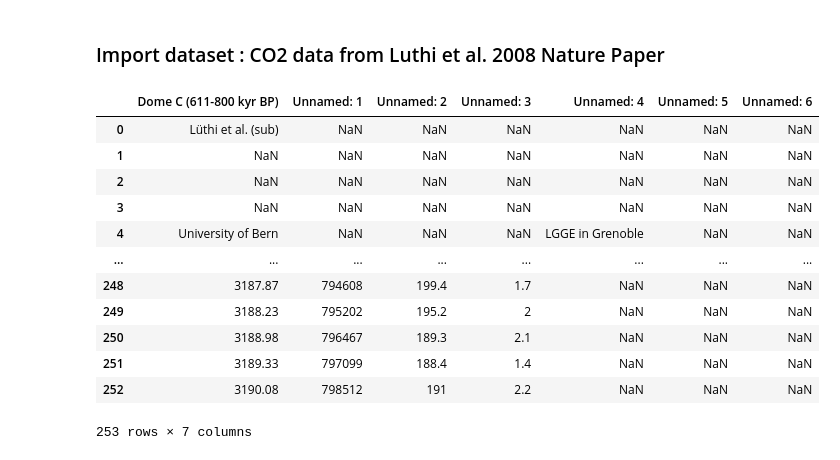
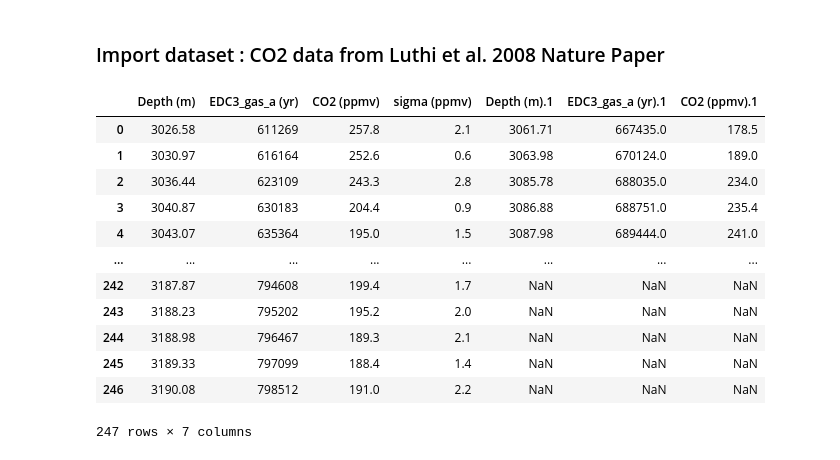
Before and after one commit to mickalleny2k/PfDA_Project2, a Jupyter notebook: project.ipynb, the cells around one changed output. Cells and saved outputs as stored; diff of their text form; code cells hidden in the pictures.

```diff
--- a/project.ipynb
+++ b/project.ipynb
@@ -14,19 +14,19 @@ import matplotlib.pyplot as plt
 # %% [markdown]
 ### Import dataset : CO2 data from Luthi et al. 2008 Nature Paper
 # %%
-df = pd.read_excel('./41586_2008_BFnature06949_MOESM31_ESM.xls')
+df = pd.read_excel('./41586_2008_BFnature06949_MOESM31_ESM.xls', skiprows=range(0, 6))
 df
 # %% [output]
-|  | Dome C (611-800 kyr BP) | Unnamed: 1 | Unnamed: 2 | Unnamed: 3 | Unnamed: 4 | Unnamed: 5 | Unnamed: 6 |
-| 0 | Lüthi et al. (sub) | NaN | NaN | NaN | NaN | NaN | NaN |
-| 1 | NaN | NaN | NaN | NaN | NaN | NaN | NaN |
-| 2 | NaN | NaN | NaN | NaN | NaN | NaN | NaN |
-| 3 | NaN | NaN | NaN | NaN | NaN | NaN | NaN |
-| 4 | University of Bern | NaN | NaN | NaN | LGGE in Grenoble | NaN | NaN |
+|  | Depth (m) | EDC3_gas_a (yr) | CO2 (ppmv) | sigma (ppmv) | Depth (m).1 | EDC3_gas_a (yr).1 | CO2 (ppmv).1 |
+| 0 | 3026.58 | 611269 | 257.8 | 2.1 | 3061.71 | 667435.0 | 178.5 |
+| 1 | 3030.97 | 616164 | 252.6 | 0.6 | 3063.98 | 670124.0 | 189.0 |
+| 2 | 3036.44 | 623109 | 243.3 | 2.8 | 3085.78 | 688035.0 | 234.0 |
+| 3 | 3040.87 | 630183 | 204.4 | 0.9 | 3086.88 | 688751.0 | 235.4 |
+| 4 | 3043.07 | 635364 | 195.0 | 1.5 | 3087.98 | 689444.0 | 241.0 |
 | ... | ... | ... | ... | ... | ... | ... | ... |
-| 248 | 3187.87 | 794608 | 199.4 | 1.7 | NaN | NaN | NaN |
-| 249 | 3188.23 | 795202 | 195.2 | 2 | NaN | NaN | NaN |
-| 250 | 3188.98 | 796467 | 189.3 | 2.1 | NaN | NaN | NaN |
-| 251 | 3189.33 | 797099 | 188.4 | 1.4 | NaN | NaN | NaN |
-| 252 | 3190.08 | 798512 | 191 | 2.2 | NaN | NaN | NaN |
+| 242 | 3187.87 | 794608 | 199.4 | 1.7 | NaN | NaN | NaN |
+| 243 | 3188.23 | 795202 | 195.2 | 2.0 | NaN | NaN | NaN |
+| 244 | 3188.98 | 796467 | 189.3 | 2.1 | NaN | NaN | NaN |
+| 245 | 3189.33 | 797099 | 188.4 | 1.4 | NaN | NaN | NaN |
+| 246 | 3190.08 | 798512 | 191.0 | 2.2 | NaN | NaN | NaN |
-253 rows × 7 columns
+247 rows × 7 columns
```
Also changed, not shown: parts of 11 cells of this notebook, 2 other files.
